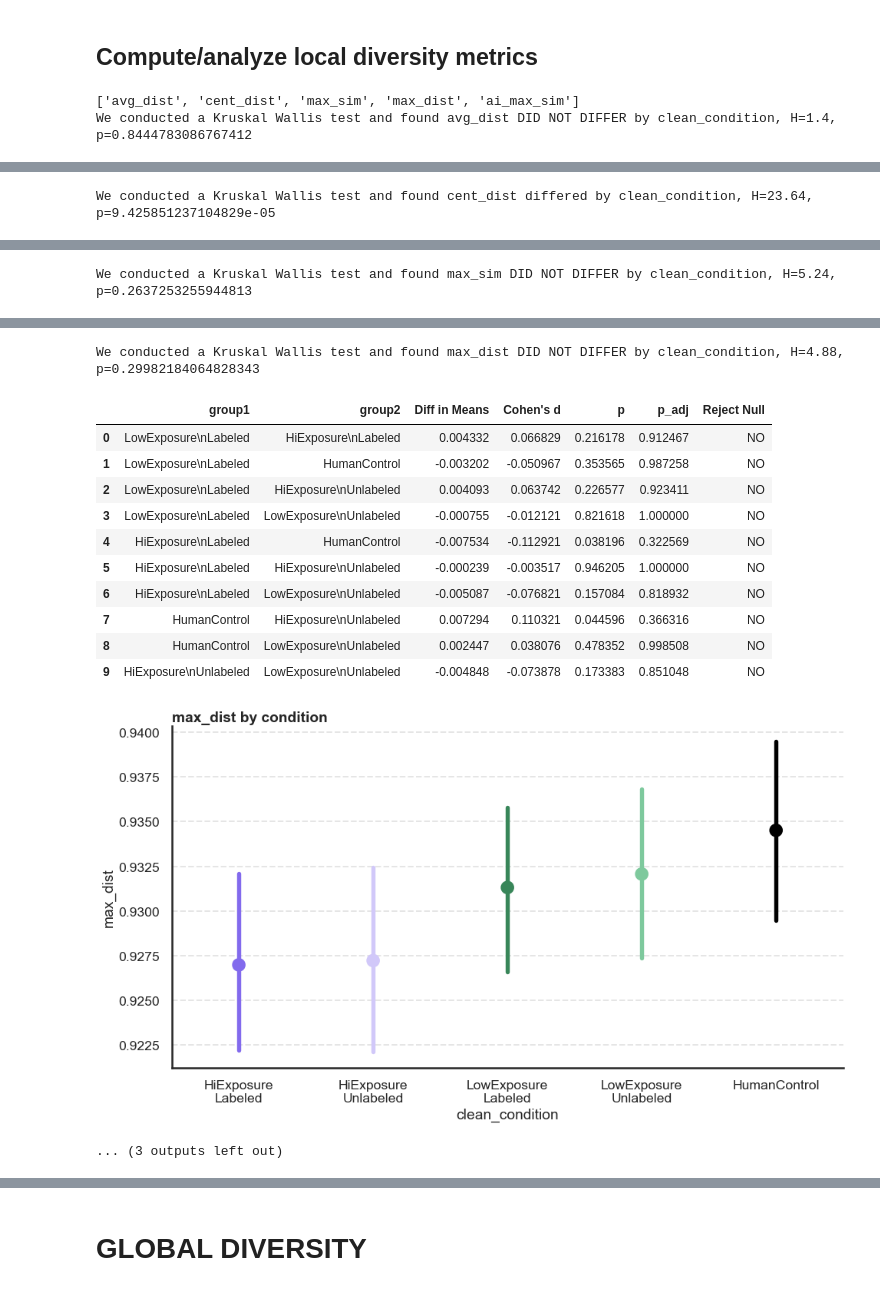
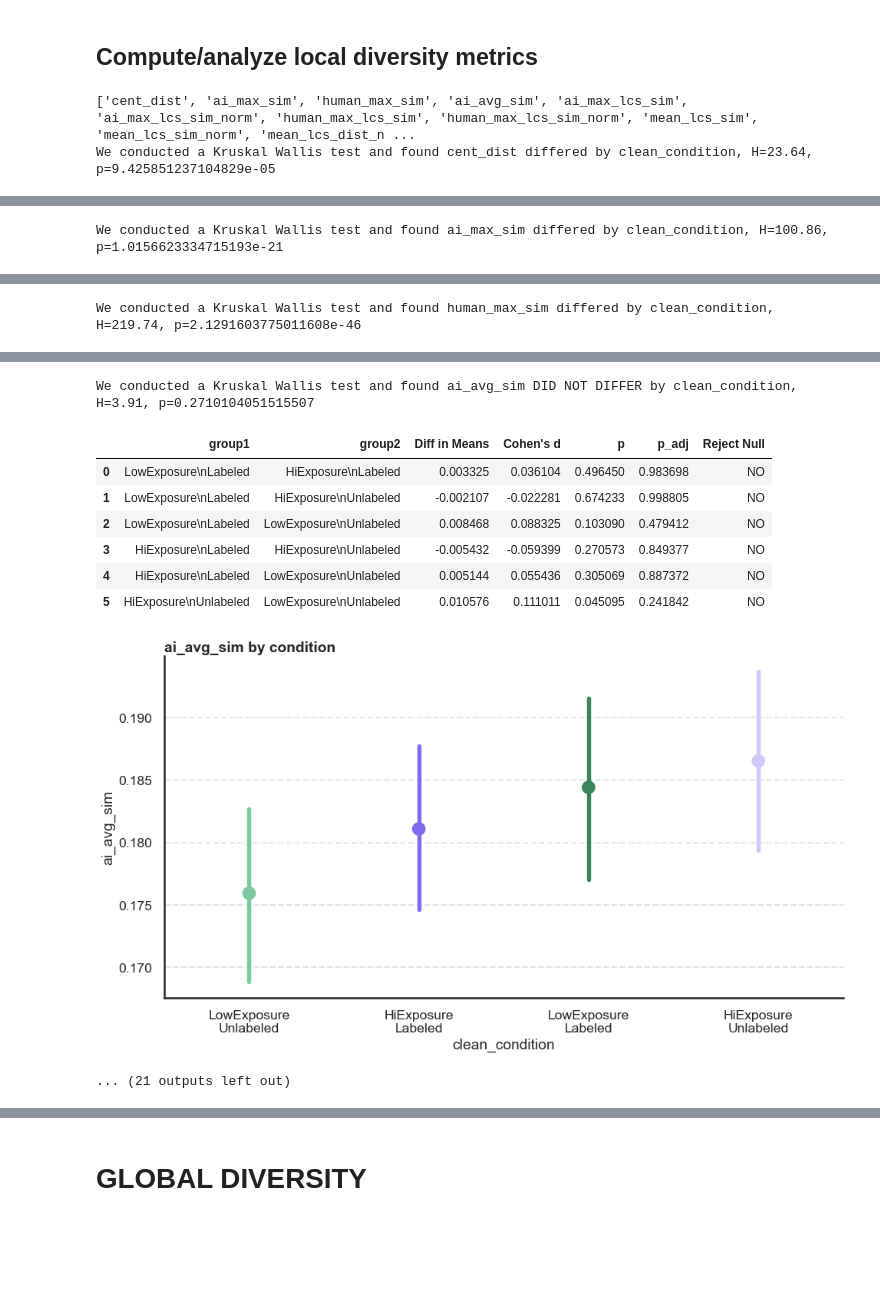
Before and after one commit to josh-ashkinaze/net_create, a Jupyter notebook: scripts/analyze_experiment/diversity_metrics.ipynb, the cells around one changed output, grey strips where cells are left out. Drawn from its saved outputs; the diff is of its cells as text; code cells hidden in the pictures; blank space fills up the shorter version.

Commit message:
add interp metrics

```diff
--- a/scripts/analyze_experiment/diversity_metrics.ipynb
+++ b/scripts/analyze_experiment/diversity_metrics.ipynb
@@ -130,6 +131,7 @@ def get_idea2vec(tdf):
         for x in example_cols:
             all_ideas.extend(tdf[x].to_list())
         all_ideas = list(set(all_ideas))
+        all_ideas = [x.lower() for x in all_ideas]
 
         # Get embeddings and create idea2vec mapping --> save to pickle
         embeddings = model.encode(all_ideas)
@@ -363,6 +365,13 @@ FINDING 2
 # %% [markdown]
 ## Compute/analyze local diversity metrics
 # %%
+
+def lcs_sim(a, b):
+    lcs_list = pylcs.lcs_sequence_of_list(a, b)
+    lens = [max(len(a), len(item)) for item in b]
+    lcs_sim = [lcs_list[i]/lens[i] for i in range(len(lens))]
+    return lcs_sim
+
 def local_semantic_measures(row, idea2vec):
     # I want to make sure no centroid similarities are confounded by the fact that the compositon of centroid is larger.
     # So a simple way around this is just to randomly sample 2 human ideas and 2 AI ideas and create centroids from those --
@@ -375,8 +384,21 @@ def local_semantic_measures(row, idea2vec):
         example_list[i] for i in range(len(example_list))
         if "ai" in example_rids[i].lower()
     ]
+    human_ideas = [
+        example for example, rid in zip(example_list, example_rids)
+        if "ai" not in rid.lower()
+    ]
     example_vecs = [idea2vec[example] for example in example_list]
     ai_example_vecs = [idea2vec[example] for example in ai_ideas]
+    human_example_vecs = [idea2vec[example] for example in human_ideas]
+    distances_to_human_examples = cdist([idea_vec],human_example_vecs,metric='cosine')
+    distances_to_examples = cdist([idea_vec],example_vecs,metric='cosine')
+
+    lcs_all = pylcs.lcs_sequence_of_list(row['response_text'], example_list)
+    lcs_all_sim = lcs_sim(row['response_text'], example_list)
+    lcs_human = pylcs.lcs_sequence_of_list(row['response_text'], human_ideas)
+    lcs_human_sim = lcs_sim(row['response_text'], human_ideas)
+
 
     # distance between idea_vec and centroid of example_vecs
     centroid = np.mean(example_vecs, axis=0)
@@ -385,19 +407,35 @@ def local_semantic_measures(row, idea2vec):
     # For the human condition, there are no ai ideas
     # so we replace metrics with nan if human
     if ai_example_vecs:
+        lcs_ai = pylcs.lcs_sequence_of_list(row['response_text'], ai_ideas)
+        lcs_ai_sim = lcs_sim(row['response_text'], ai_ideas)
         distances_to_ai_examples = cdist([idea_vec],
                                          ai_example_vecs,
                                          metric='cosine')
-
         ai_max_sim = 1 - np.min(distances_to_ai_examples)
 
     else:
+        lcs_ai = np.NaN
+        lcs_ai_sim = np.NaN
         distances_to_ai_examples = np.NaN
         ai_max_sim = np.NaN
+        ai_mean_edit_dist = np.NaN
+        ai_max_sim_edit = np.NaN
 
     return pd.Series({
         'cent_dist': cent_dist,
-        'ai_max_sim': ai_max_sim
+        'ai_max_sim': ai_max_sim,
+        'human_max_sim': 1 - np.min(distances_to_human_examples),
+        'ai_avg_sim': np.mean(1-distances_to_ai_examples),
+        'ai_max_lcs_sim': np.max(lcs_ai),
+        'ai_max_lcs_sim_norm': np.max(lcs_ai_sim),
+        'human_max_lcs_sim': np.max(lcs_human),
+        'human_max_lcs_sim_norm': np.max(lcs_human_sim),
+        'mean_lcs_sim': np.mean(lcs_all),
+        'mean_lcs_sim_norm': np.mean(lcs_all_sim),
+        'mean_lcs_dist_norm': np.mean(1-np.array(lcs_all_sim)),
+
+
     })
 
 
@@ -408,6 +446,6 @@ df = df.loc[:, ~df.columns.duplicated()]
 df.to_csv("../../data/experiment_data/data_clean_with_elab_div_metrics.csv")
 process_metrics(df)
 # %% [output]
-['avg_dist', 'cent_dist', 'max_sim', 'max_dist', 'ai_max_sim']
-We conducted a Kruskal Wallis test and found avg_dist DID NOT DIFFER by clean_condition, H=1.4, p=0.8444783086767412
+['cent_dist', 'ai_max_sim', 'human_max_sim', 'ai_avg_sim', 'ai_max_lcs_sim', 'ai_max_lcs_sim_norm', 'human_max_lcs_sim', 'human_max_lcs_sim_norm', 'mean_lcs_sim', 'mean_lcs_sim_norm', 'mean_lcs_dist_n ...
+We conducted a Kruskal Wallis test and found cent_dist differed by clean_condition, H=23.64, p=9.425851237104829e-05
 |  | group1 | group2 | Diff in Means | Cohen's d | p | p_adj | Reject Null |
@@ -425,2 +463,2 @@ We conducted a Kruskal Wallis test and found avg_dist DID NOT DIFFER by clean_co
-We conducted a Kruskal Wallis test and found cent_dist differed by clean_condition, H=23.64, p=9.425851237104829e-05
+We conducted a Kruskal Wallis test and found ai_max_sim differed by clean_condition, H=100.86, p=1.0156623334715193e-21
 |  | group1 | group2 | Diff in Means | Cohen's d | p | p_adj | Reject Null |
@@ -438,2 +472,2 @@ We conducted a Kruskal Wallis test and found cent_dist differed by clean_conditi
-We conducted a Kruskal Wallis test and found max_sim DID NOT DIFFER by clean_condition, H=5.24, p=0.2637253255944813
+We conducted a Kruskal Wallis test and found human_max_sim differed by clean_condition, H=219.74, p=2.1291603775011608e-46
 |  | group1 | group2 | Diff in Means | Cohen's d | p | p_adj | Reject Null |
@@ -451,14 +485,10 @@ We conducted a Kruskal Wallis test and found max_sim DID NOT DIFFER by clean_con
-We conducted a Kruskal Wallis test and found max_dist DID NOT DIFFER by clean_condition, H=4.88, p=0.29982184064828343
+We conducted a Kruskal Wallis test and found ai_avg_sim DID NOT DIFFER by clean_condition, H=3.91, p=0.2710104051515507
 |  | group1 | group2 | Diff in Means | Cohen's d | p | p_adj | Reject Null |
-| 0 | LowExposure\nLabeled | HiExposure\nLabeled | 0.004332 | 0.066829 | 0.216178 | 0.912467 | NO |
-| 1 | LowExposure\nLabeled | HumanControl | -0.003202 | -0.050967 | 0.353565 | 0.987258 | NO |
-| 2 | LowExposure\nLabeled | HiExposure\nUnlabeled | 0.004093 | 0.063742 | 0.226577 | 0.923411 | NO |
-| 3 | LowExposure\nLabeled | LowExposure\nUnlabeled | -0.000755 | -0.012121 | 0.821618 | 1.000000 | NO |
-| 4 | HiExposure\nLabeled | HumanControl | -0.007534 | -0.112921 | 0.038196 | 0.322569 | NO |
-| 5 | HiExposure\nLabeled | HiExposure\nUnlabeled | -0.000239 | -0.003517 | 0.946205 | 1.000000 | NO |
-| 6 | HiExposure\nLabeled | LowExposure\nUnlabeled | -0.005087 | -0.076821 | 0.157084 | 0.818932 | NO |
-| 7 | HumanControl | HiExposure\nUnlabeled | 0.007294 | 0.110321 | 0.044596 | 0.366316 | NO |
-| 8 | HumanControl | LowExposure\nUnlabeled | 0.002447 | 0.038076 | 0.478352 | 0.998508 | NO |
-| 9 | HiExposure\nUnlabeled | LowExposure\nUnlabeled | -0.004848 | -0.073878 | 0.173383 | 0.851048 | NO |
+| 0 | LowExposure\nLabeled | HiExposure\nLabeled | 0.003325 | 0.036104 | 0.496450 | 0.983698 | NO |
+| 1 | LowExposure\nLabeled | HiExposure\nUnlabeled | -0.002107 | -0.022281 | 0.674233 | 0.998805 | NO |
+| 2 | LowExposure\nLabeled | LowExposure\nUnlabeled | 0.008468 | 0.088325 | 0.103090 | 0.479412 | NO |
+| 3 | HiExposure\nLabeled | HiExposure\nUnlabeled | -0.005432 | -0.059399 | 0.270573 | 0.849377 | NO |
+| 4 | HiExposure\nLabeled | LowExposure\nUnlabeled | 0.005144 | 0.055436 | 0.305069 | 0.887372 | NO |
+| 5 | HiExposure\nUnlabeled | LowExposure\nUnlabeled | 0.010576 | 0.111011 | 0.045095 | 0.241842 | NO |
-[figure, old version]
+[figure, new version]
-... (3 outputs left out)
+... (21 outputs left out)
```
Also changed, not shown: parts of 12 cells of this notebook.
